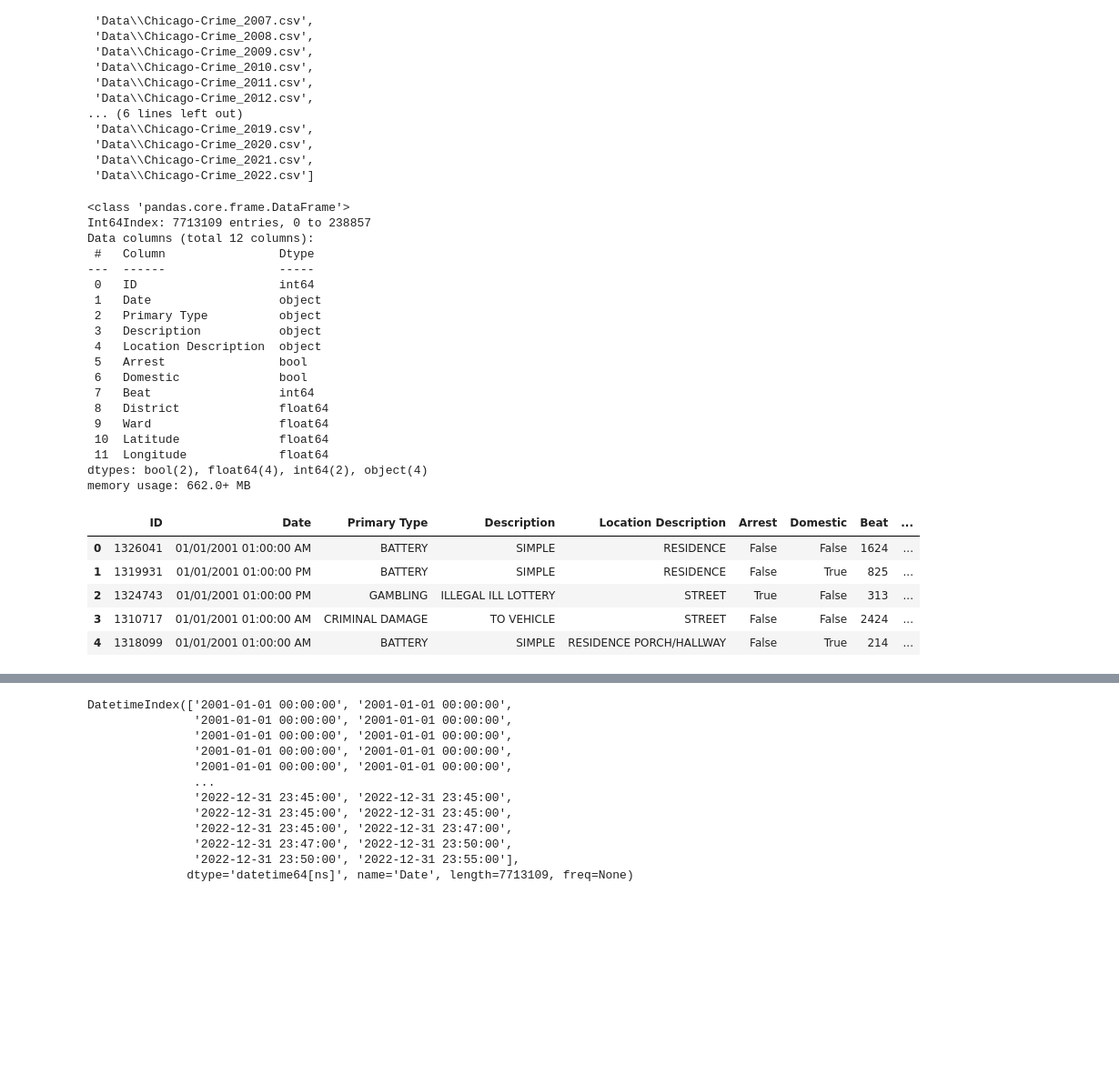
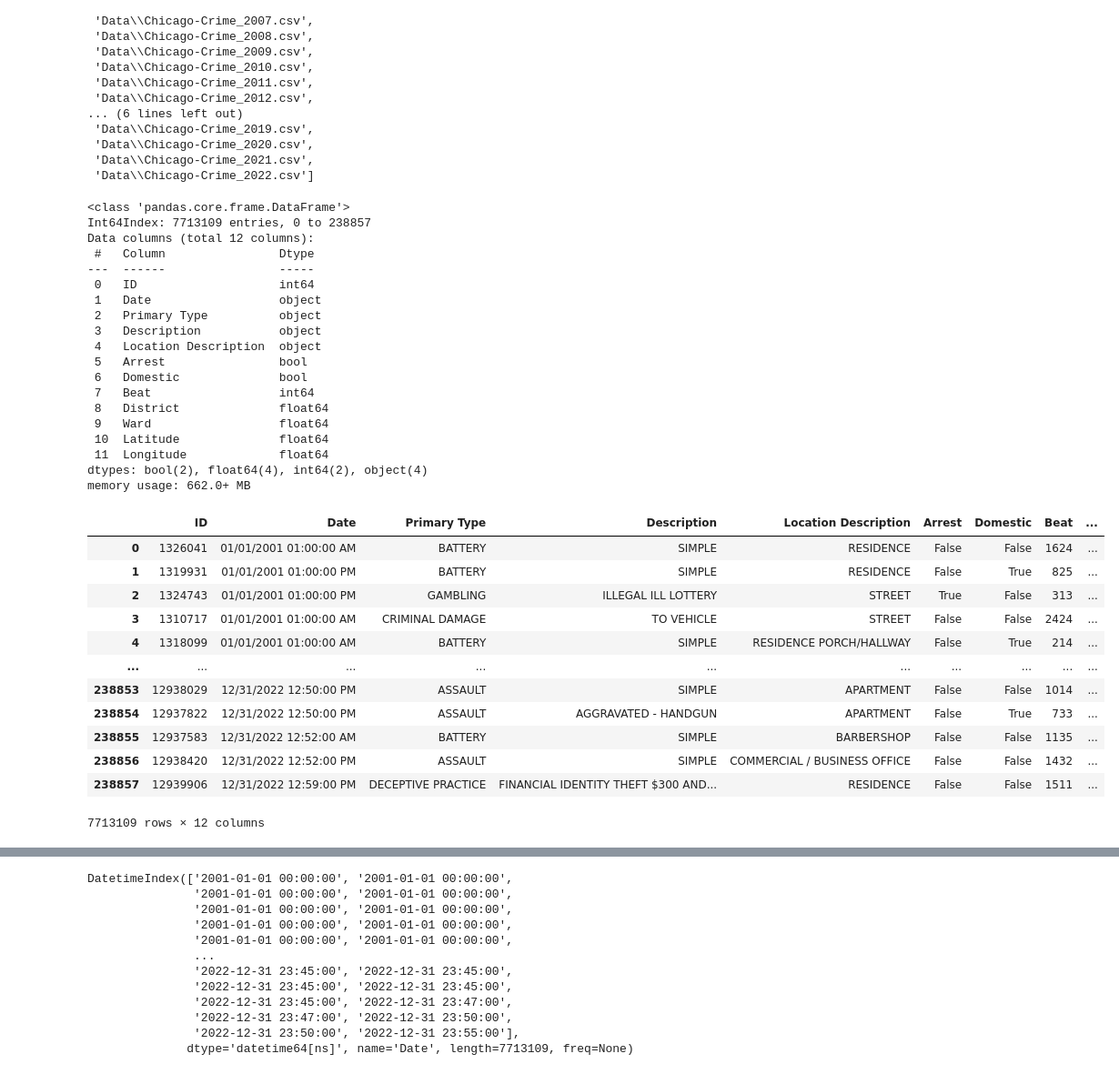
Before and after one commit to LoveidaLucero/Chicago-Crime-Trends, a Jupyter notebook: Part 1.ipynb, the cells around one changed output, grey strips where cells are left out. Shown at 91% size. Drawn from its saved outputs; the diff is of its cells as text; code cells hidden in the pictures; blank space fills up the shorter version.

```diff
--- a/Part 1.ipynb
+++ b/Part 1.ipynb
@@ -43,31 +55,38 @@ crime_files
 # Use read_csv in a list comprehension and combine with concat to load all files
 df = pd.concat([pd.read_csv(f) for f in crime_files])
 df.reset_index()
 df.info()
-df.head()
+df
 # %% [output]
 <class 'pandas.core.frame.DataFrame'>
 Int64Index: 7713109 entries, 0 to 238857
 Data columns (total 12 columns):
  #   Column                Dtype
 ---  ------                -----
  0   ID                    int64
  1   Date                  object
  2   Primary Type          object
  3   Description           object
  4   Location Description  object
  5   Arrest                bool
  6   Domestic              bool
  7   Beat                  int64
  8   District              float64
  9   Ward                  float64
  10  Latitude              float64
  11  Longitude             float64
 dtypes: bool(2), float64(4), int64(2), object(4)
 memory usage: 662.0+ MB
 |  | ID | Date | Primary Type | Description | Location Description | Arrest | Domestic | Beat | ... |
 | 0 | 1326041 | 01/01/2001 01:00:00 AM | BATTERY | SIMPLE | RESIDENCE | False | False | 1624 | ... |
 | 1 | 1319931 | 01/01/2001 01:00:00 PM | BATTERY | SIMPLE | RESIDENCE | False | True | 825 | ... |
 | 2 | 1324743 | 01/01/2001 01:00:00 PM | GAMBLING | ILLEGAL ILL LOTTERY | STREET | True | False | 313 | ... |
 | 3 | 1310717 | 01/01/2001 01:00:00 AM | CRIMINAL DAMAGE | TO VEHICLE | STREET | False | False | 2424 | ... |
 | 4 | 1318099 | 01/01/2001 01:00:00 AM | BATTERY | SIMPLE | RESIDENCE PORCH/HALLWAY | False | True | 214 | ... |
+| ... | ... | ... | ... | ... | ... | ... | ... | ... | ... |
+| 238853 | 12938029 | 12/31/2022 12:50:00 PM | ASSAULT | SIMPLE | APARTMENT | False | False | 1014 | ... |
+| 238854 | 12937822 | 12/31/2022 12:50:00 PM | ASSAULT | AGGRAVATED - HANDGUN | APARTMENT | False | True | 733 | ... |
+| 238855 | 12937583 | 12/31/2022 12:52:00 AM | BATTERY | SIMPLE | BARBERSHOP | False | False | 1135 | ... |
+| 238856 | 12938420 | 12/31/2022 12:52:00 PM | ASSAULT | SIMPLE | COMMERCIAL / BUSINESS OFFICE | False | False | 1432 | ... |
+| 238857 | 12939906 | 12/31/2022 12:59:00 PM | DECEPTIVE PRACTICE | FINANCIAL IDENTITY THEFT $300 AND... | RESIDENCE | False | False | 1511 | ... |
+7713109 rows × 12 columns
```
Also changed, not shown: parts of 70 cells of this notebook.
